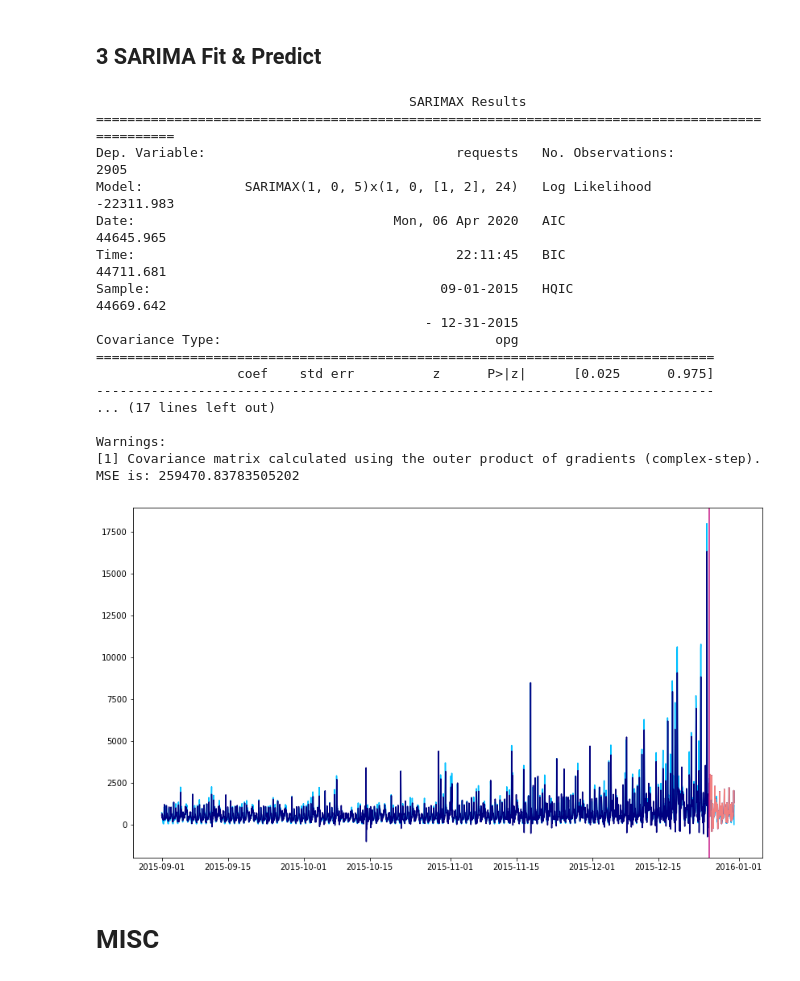
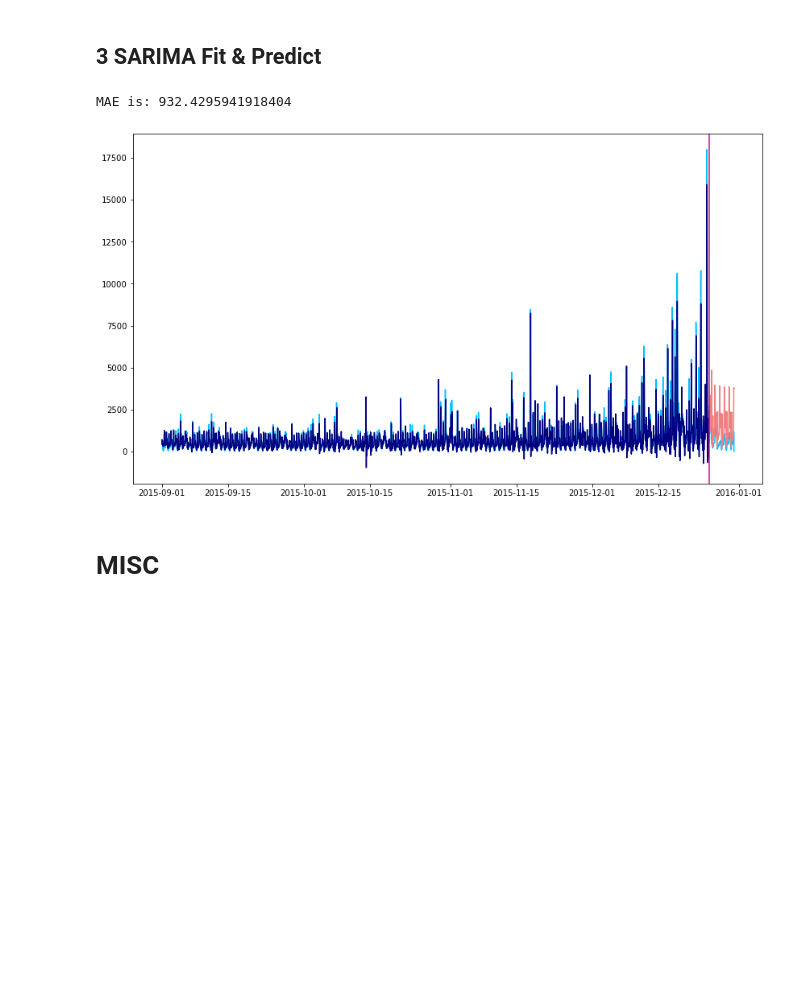
Before and after one commit to GeorgeG92/TSForecasting, a Jupyter notebook: notebooks/SARIMAX.ipynb, the cells around one changed output. Saved outputs shown, nothing was run; the diff lists cells and outputs as text; code cells hidden in the pictures; blank space fills up the shorter version.

Commit message:
SARIMAX notebook fixes

```diff
--- a/notebooks/SARIMAX.ipynb
+++ b/notebooks/SARIMAX.ipynb
@@ -160,8 +160,13 @@ s = 24     # periodicity - every how many observations seasonality repeats itsel
 # Fits
 # %%
 stepsOut = 125
+
 train = data[:-(stepsOut)]
 test = data[-(stepsOut):]
+
+exog = df[['Temperature', 'Precipitation', 'WindSpeed']]
+exog_train = exog[:-(stepsOut)]
+exog_test = exog[-(stepsOut):]
 # %% [markdown]
 ## 1 AR Fit & Predict
 # %%
@@ -233,45 +237,28 @@ MSE is: 86940.54387515747
 # %%
 s=24
 # %%
-model = SARIMAX(data, order=(p,d,q),seasonal_order=(P,D,Q,s),
-               exog=df['Temperature'])
+model = SARIMAX(train, order=(p,d,q),seasonal_order=(P,D,Q,s), exog=exog_train)
 result = model.fit(disp=False)
-print(result.summary())
+#print(result.summary())
 
 # Fit
 trainpreds = result.fittedvalues
-testpreds = result.predict(start=test.index[0], end=test.index[0-1])
+testpreds = result.predict(start=test.index[0], end=test.index[0-1], exog=exog_test)
 
 # Evaluate
-score = mean_squared_error(test, testpreds)
-print("MSE is: "+str(score))
+score = mean_absolute_error(test, testpreds)
+print("MAE is: "+str(score))
 
 # Plot
 rcParams['figure.figsize'] = 14, 8
 plt.plot(data, color='deepskyblue')
 plt.plot(trainpreds, color='navy')
 plt.plot(testpreds, color='lightcoral')
 plt.axvline(x=test.index[0], label='train/test split', c='mediumvioletred')
 plt.show()
 # %% [output]
-                                        SARIMAX Results
-===============================================================================================
-Dep. Variable:                                requests   No. Observations:                 2905
-Model:             SARIMAX(1, 0, 5)x(1, 0, [1, 2], 24)   Log Likelihood              -22311.983
-Date:                                 Mon, 06 Apr 2020   AIC                          44645.965
-Time:                                         22:11:45   BIC                          44711.681
-Sample:                                     09-01-2015   HQIC                         44669.642
-                                          - 12-31-2015
-Covariance Type:                                   opg
-===============================================================================
-                  coef    std err          z      P>|z|      [0.025      0.975]
--------------------------------------------------------------------------------
-... (17 lines left out)
-
-Warnings:
-[1] Covariance matrix calculated using the outer product of gradients (complex-step).
-MSE is: 259470.83783505202
+MAE is: 932.4295941918404
-[figure, old version]
+[figure, new version]
 # %% [markdown]
 # MISC
 # %% [markdown]
```
Also changed, not shown: parts of 3 cells of this notebook.
